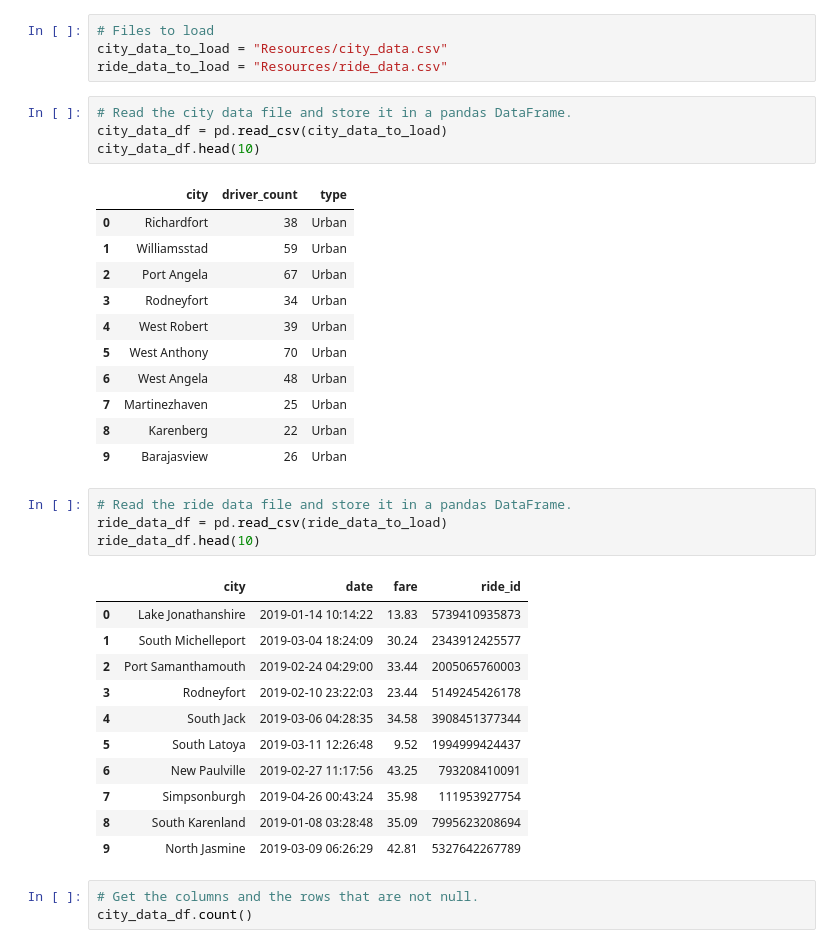
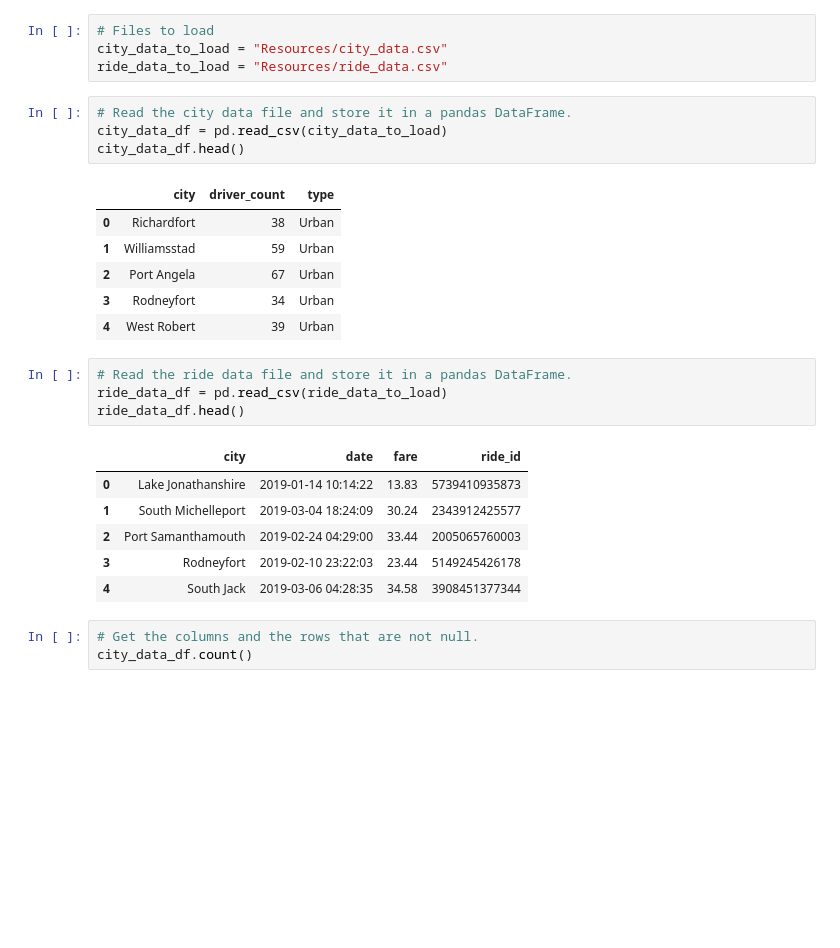
Before and after one commit to PhamJohn/PyBer_Analysis, a Jupyter notebook: PyBer.ipynb, the cells around one changed output. Saved outputs shown, nothing was run; the diff lists cells and outputs as text; blank space fills up the shorter version.

```diff
--- a/PyBer.ipynb
+++ b/PyBer.ipynb
@@ -11,7 +11,7 @@ ride_data_to_load = "Resources/ride_data.csv"
 # %%
 # Read the city data file and store it in a pandas DataFrame.
 city_data_df = pd.read_csv(city_data_to_load)
-city_data_df.head(10)
+city_data_df.head()
 # %% [output]
 |  | city | driver_count | type |
 | 0 | Richardfort | 38 | Urban |
@@ -19,27 +19,17 @@ city_data_df.head(10)
 | 2 | Port Angela | 67 | Urban |
 | 3 | Rodneyfort | 34 | Urban |
 | 4 | West Robert | 39 | Urban |
-| 5 | West Anthony | 70 | Urban |
-| 6 | West Angela | 48 | Urban |
-| 7 | Martinezhaven | 25 | Urban |
-| 8 | Karenberg | 22 | Urban |
-| 9 | Barajasview | 26 | Urban |
 # %%
 # Read the ride data file and store it in a pandas DataFrame.
 ride_data_df = pd.read_csv(ride_data_to_load)
-ride_data_df.head(10)
+ride_data_df.head()
 # %% [output]
 |  | city | date | fare | ride_id |
 | 0 | Lake Jonathanshire | 2019-01-14 10:14:22 | 13.83 | 5739410935873 |
 | 1 | South Michelleport | 2019-03-04 18:24:09 | 30.24 | 2343912425577 |
 | 2 | Port Samanthamouth | 2019-02-24 04:29:00 | 33.44 | 2005065760003 |
 | 3 | Rodneyfort | 2019-02-10 23:22:03 | 23.44 | 5149245426178 |
 | 4 | South Jack | 2019-03-06 04:28:35 | 34.58 | 3908451377344 |
-| 5 | South Latoya | 2019-03-11 12:26:48 | 9.52 | 1994999424437 |
-| 6 | New Paulville | 2019-02-27 11:17:56 | 43.25 | 793208410091 |
-| 7 | Simpsonburgh | 2019-04-26 00:43:24 | 35.98 | 111953927754 |
-| 8 | South Karenland | 2019-01-08 03:28:48 | 35.09 | 7995623208694 |
-| 9 | North Jasmine | 2019-03-09 06:26:29 | 42.81 | 5327642267789 |
 # %%
 # Get the columns and the rows that are not null.
 city_data_df.count()
```
Also changed, not shown: parts of 46 cells of this notebook, 1 other file.
